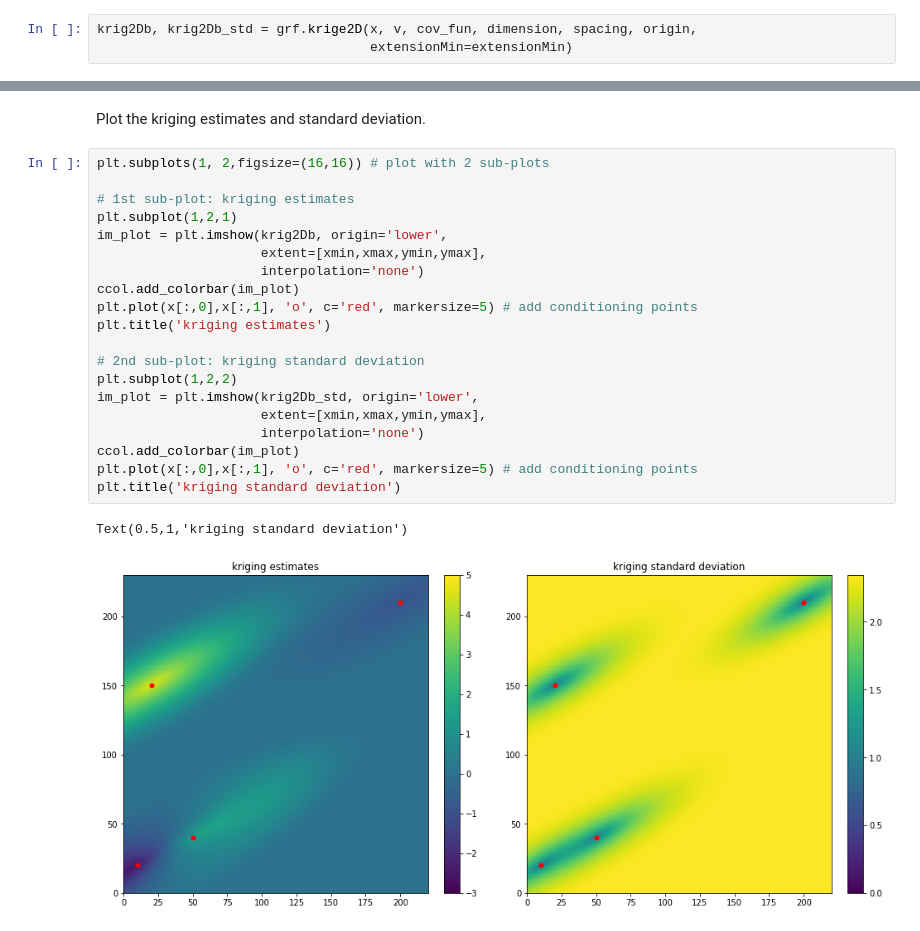
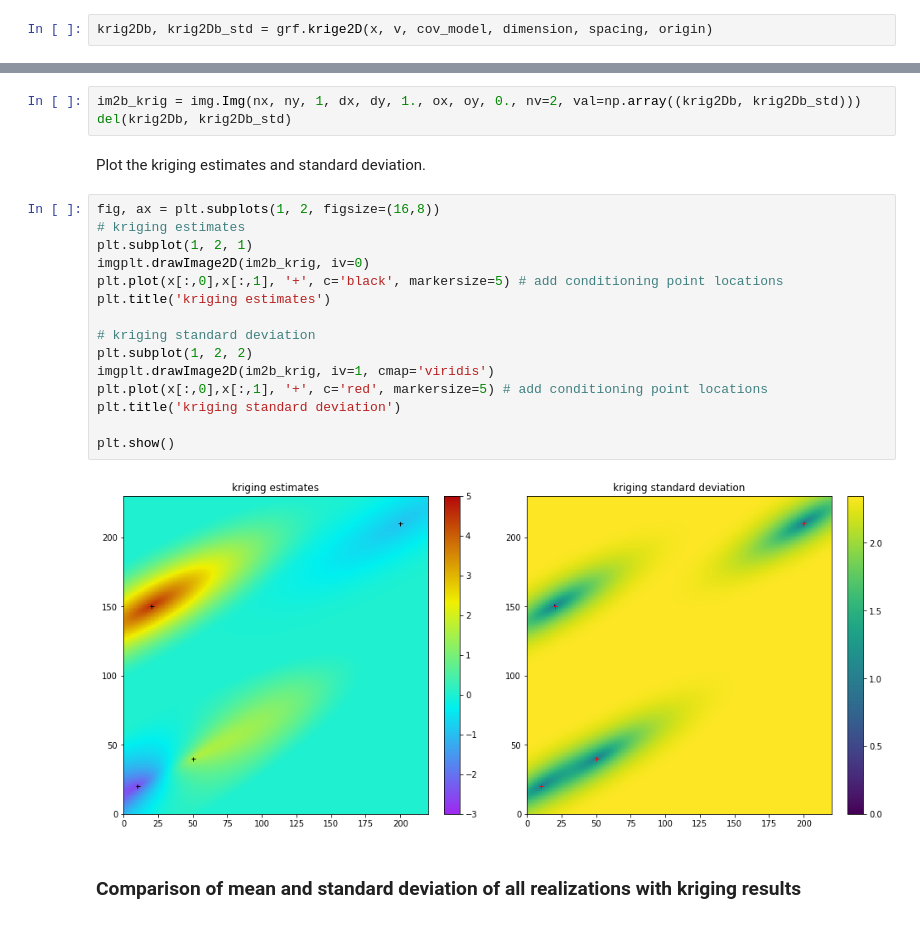
Before and after one commit to randlab/geone, a Jupyter notebook: examples/ex_grf_2d.ipynb, the cells around one changed output, grey strips where cells are left out. Cells and saved outputs as stored; diff of their text form.

```diff
--- a/examples/ex_grf_2d.ipynb
+++ b/examples/ex_grf_2d.ipynb
@@ -232,8 +249,7 @@ Text(0.5,1,'standard deviation over 500 real')
 ### Kriging
 Compute (simple) kriging estimates and standard deviation.
 # %%
-krig2Db, krig2Db_std = grf.krige2D(x, v, cov_fun, dimension, spacing, origin,
-                                   extensionMin=extensionMin)
+krig2Db, krig2Db_std = grf.krige2D(x, v, cov_model, dimension, spacing, origin)
 # %% [output]
 KRIGE2D: Computing circulant embedding...
 KRIGE2D: Embedding dimension: 512 x 512
@@ -245,25 +264,24 @@ KRIGE2D: computing kriging standard deviation ...
+# %%
+im2b_krig = img.Img(nx, ny, 1, dx, dy, 1., ox, oy, 0., nv=2, val=np.array((krig2Db, krig2Db_std)))
+del(krig2Db, krig2Db_std)
 # %% [markdown]
 Plot the kriging estimates and standard deviation.
 # %%
-plt.subplots(1, 2,figsize=(16,16)) # plot with 2 sub-plots
-
-# 1st sub-plot: kriging estimates
-plt.subplot(1,2,1)
-im_plot = plt.imshow(krig2Db, origin='lower',
-                     extent=[xmin,xmax,ymin,ymax],
-                     interpolation='none')
-ccol.add_colorbar(im_plot)
-plt.plot(x[:,0],x[:,1], 'o', c='red', markersize=5) # add conditioning points
+fig, ax = plt.subplots(1, 2, figsize=(16,8))
+# kriging estimates
+plt.subplot(1, 2, 1)
+imgplt.drawImage2D(im2b_krig, iv=0)
+plt.plot(x[:,0],x[:,1], '+', c='black', markersize=5) # add conditioning point locations
 plt.title('kriging estimates')
 
-# 2nd sub-plot: kriging standard deviation
-plt.subplot(1,2,2)
-im_plot = plt.imshow(krig2Db_std, origin='lower',
-                     extent=[xmin,xmax,ymin,ymax],
-                     interpolation='none')
-ccol.add_colorbar(im_plot)
-plt.plot(x[:,0],x[:,1], 'o', c='red', markersize=5) # add conditioning points
+# kriging standard deviation
+plt.subplot(1, 2, 2)
+imgplt.drawImage2D(im2b_krig, iv=1, cmap='viridis')
+plt.plot(x[:,0],x[:,1], '+', c='red', markersize=5) # add conditioning point locations
 plt.title('kriging standard deviation')
+
+plt.show()
 # %% [output]
-Text(0.5,1,'kriging standard deviation')
-[figure, old version]
+[figure, new version]
+# %% [markdown]
+### Comparison of mean and standard deviation of all realizations with kriging results
```
Also changed, not shown: parts of 58 cells of this notebook, 15 other files.
